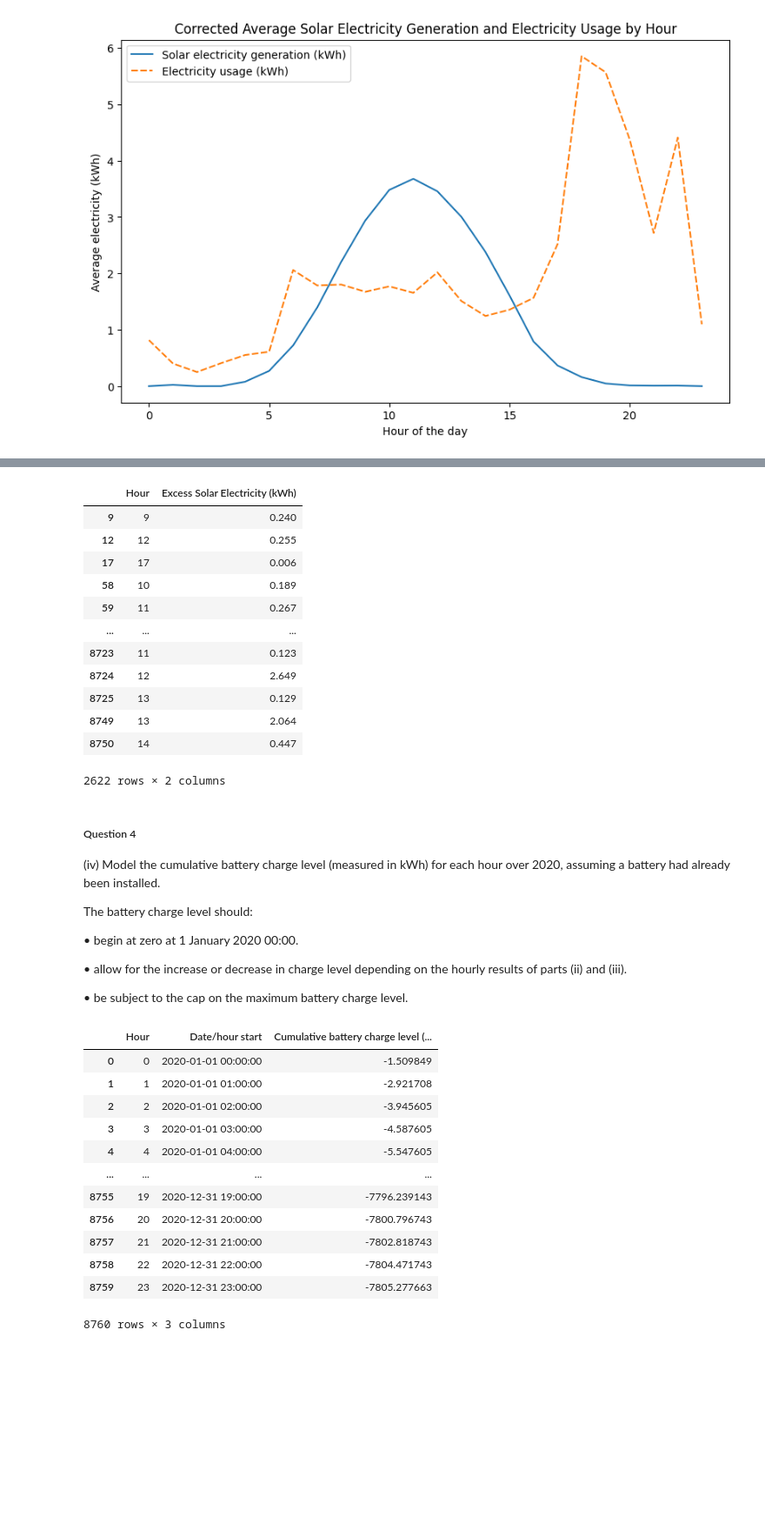
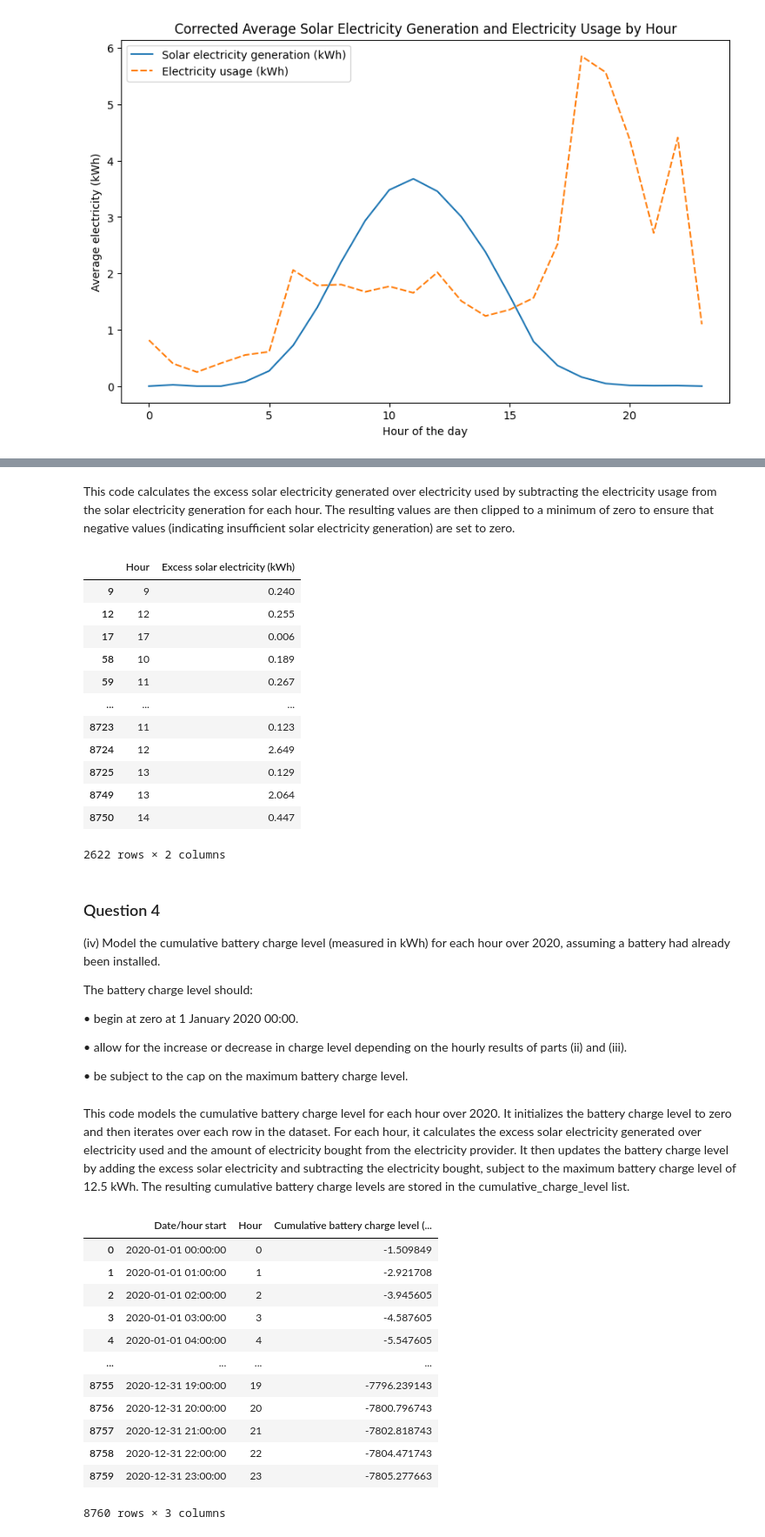
Before and after one commit to liyanse/Pula.io, a Jupyter notebook: Technical_Assessment.ipynb, the cells around one changed output, grey strips where cells are left out. Shown: that part at 87% size. Drawn from its saved outputs; the diff is of its cells as text; code cells hidden in the pictures; blank space fills up the shorter version.

Commit message:
initial commit

```diff
--- a/Technical Assesment.ipynb
+++ b/Technical_Assessment.ipynb
@@ -21,7 +22,7 @@ warnings.filterwarnings("ignore")
 # %%
-data = pd.read_excel("data.xlsx",skiprows=2)
-## I noticed when I performed the pd.read_excel, the columns were pushed down 2 rows so I used the skiprows
-data.head()
+##I renamed the data file  to dataset and noticed when I performed the pd.read_excel, the columns were pushed down 2 rows so I used the skiprows to get the exact columns for the dataset
+data = pd.read_excel("dataset.xlsx",skiprows=2)
+data.head() ##the first 5 values of the dataset
 # %% [output]
 |  | Hour | Date/hour start | Solar electricity generation (kWh) | Electricity usage (kWh) |
 | 0 | 0 | 2020-01-01 00:00:00 | 0.0 | 1.509849 |
@@ -94,3 +106,13 @@ plt.title('Average Solar Electricity Generation and Electricity Usage by Hour')
 plt.show()
 # %% [output]
 [figure]
+# %%
+# Calculate the z-scores for solar electricity generation and electricity usage
+data['Solar Generation Z-Score'] = (data['Solar electricity generation (kWh)'] - data['Solar electricity generation (kWh)'].mean()) / data['Solar electricity generation (kWh)'].std()
+data['Electricity Usage Z-Score'] = (data['Electricity usage (kWh)'] - data['Electricity usage (kWh)'].mean()) / data['Electricity usage (kWh)'].std()
+
+# Identify outliers based on a threshold (e.g., z-score > 3 or < -3)
+outliers = data[(data['Solar Generation Z-Score'] > 3) | (data['Solar Generation Z-Score'] < -3) | (data['Electricity Usage Z-Score'] > 3) | (data['Electricity Usage Z-Score'] < -3)]
+
+# Print the outliers
+outliers
@@ -150,11 +205,13 @@ data[['Hour', 'Date/hour start', 'Electricity bought (kWh)']]
 (iii)	Calculate, for each hour in 2020, the excess solar electricity generated over electricity used (measured in kWh and subject to a minimum of zero).
+# %% [markdown]
+This code calculates the excess solar electricity generated over electricity used by subtracting the electricity usage from the solar electricity generation for each hour. The resulting values are then clipped to a minimum of zero to ensure that negative values (indicating insufficient solar electricity generation) are set to zero.
 # %%
-data['Excess Solar Electricity (kWh)'] = data['Solar electricity generation (kWh)'] - data['Electricity usage (kWh)']
-
+# Calculate the excess solar electricity generated over electricity used
+data['Excess solar electricity (kWh)'] = data['Solar electricity generation (kWh)'] - data['Electricity usage (kWh)']
 # Print the calculated values higher than zero
-data[data['Excess Solar Electricity (kWh)'] > 0][['Hour', 'Excess Solar Electricity (kWh)']]
+data[data['Excess solar electricity (kWh)'] > 0][['Hour', 'Excess solar electricity (kWh)']]
 # %% [output]
-|  | Hour | Excess Solar Electricity (kWh) |
+|  | Hour | Excess solar electricity (kWh) |
 | 9 | 9 | 0.240 |
 | 12 | 12 | 0.255 |
 | 17 | 17 | 0.006 |
@@ -168,7 +225,8 @@ data[data['Excess Solar Electricity (kWh)'] > 0][['Hour', 'Excess Solar Electric
 | 8750 | 14 | 0.447 |
 2622 rows × 2 columns
 # %% [markdown]
-##### Question 4
+### Question 4
+
 (iv)	Model the cumulative battery charge level (measured in kWh) for each hour over 2020, assuming a battery had already been installed.
 
 The battery charge level should:
@@ -178,44 +236,46 @@ The battery charge level should:
 •	allow for the increase or decrease in charge level depending on the hourly results of parts (ii) and (iii).
 
 •	be subject to the cap on the maximum battery charge level.
+# %% [markdown]
+This code models the cumulative battery charge level for each hour over 2020. It initializes the battery charge level to zero and then iterates over each row in the dataset. For each hour, it calculates the excess solar electricity generated over electricity used and the amount of electricity bought from the electricity provider. It then updates the battery charge level by adding the excess solar electricity and subtracting the electricity bought, subject to the maximum battery charge level of 12.5 kWh. The resulting cumulative battery charge levels are stored in the cumulative_charge_level list.
 # %%
 # Set the initial battery charge level to zero
 battery_charge_level = 0
 
 # Create an empty list to store the cumulative battery charge level
 cumulative_charge_level = []
 
 # Iterate over each row in the dataset
 for index, row in data.iterrows():
     # Calculate the excess solar electricity generated over electricity used for the current hour
     excess_solar_electricity = max(row['Solar electricity generation (kWh)'] - row['Electricity usage (kWh)'], 0)
 
     # Calculate the amount of electricity that needed to be bought from the electricity provider for the current hour
     electricity_bought = max(row['Electricity usage (kWh)'] - row['Solar electricity generation (kWh)'], 0)
 
     # Calculate the battery charge level for the current hour
     battery_charge_level = min(battery_charge_level + excess_solar_electricity - electricity_bought, 12.5)
 
-    # Append the battery charge level to the cumulative list
+    # Append the battery charge level to the cumulative_charge_level list
     cumulative_charge_level.append(battery_charge_level)
 
-# Add the cumulative battery charge level to the DataFrame
+# Add the cumulative_charge_level list as a new column in the DataFrame
 data['Cumulative battery charge level (kWh)'] = cumulative_charge_level
 
 # Print the calculated values
-data[['Hour', 'Date/hour start', 'Cumulative battery charge level (kWh)']]
+data[['Date/hour start', 'Hour', 'Cumulative battery charge level (kWh)']]
 # %% [output]
-|  | Hour | Date/hour start | Cumulative battery charge level (... |
-| 0 | 0 | 2020-01-01 00:00:00 | -1.509849 |
-| 1 | 1 | 2020-01-01 01:00:00 | -2.921708 |
-| 2 | 2 | 2020-01-01 02:00:00 | -3.945605 |
-| 3 | 3 | 2020-01-01 03:00:00 | -4.587605 |
-| 4 | 4 | 2020-01-01 04:00:00 | -5.547605 |
+|  | Date/hour start | Hour | Cumulative battery charge level (... |
+| 0 | 2020-01-01 00:00:00 | 0 | -1.509849 |
+| 1 | 2020-01-01 01:00:00 | 1 | -2.921708 |
+| 2 | 2020-01-01 02:00:00 | 2 | -3.945605 |
+| 3 | 2020-01-01 03:00:00 | 3 | -4.587605 |
+| 4 | 2020-01-01 04:00:00 | 4 | -5.547605 |
 | ... | ... | ... | ... |
-| 8755 | 19 | 2020-12-31 19:00:00 | -7796.239143 |
-| 8756 | 20 | 2020-12-31 20:00:00 | -7800.796743 |
-| 8757 | 21 | 2020-12-31 21:00:00 | -7802.818743 |
-| 8758 | 22 | 2020-12-31 22:00:00 | -7804.471743 |
-| 8759 | 23 | 2020-12-31 23:00:00 | -7805.277663 |
+| 8755 | 2020-12-31 19:00:00 | 19 | -7796.239143 |
+| 8756 | 2020-12-31 20:00:00 | 20 | -7800.796743 |
+| 8757 | 2020-12-31 21:00:00 | 21 | -7802.818743 |
+| 8758 | 2020-12-31 22:00:00 | 22 | -7804.471743 |
+| 8759 | 2020-12-31 23:00:00 | 23 | -7805.277663 |
 8760 rows × 3 columns
 # %% [markdown]
```
Also changed, not shown: parts of 36 cells of this notebook, 1 other file.
